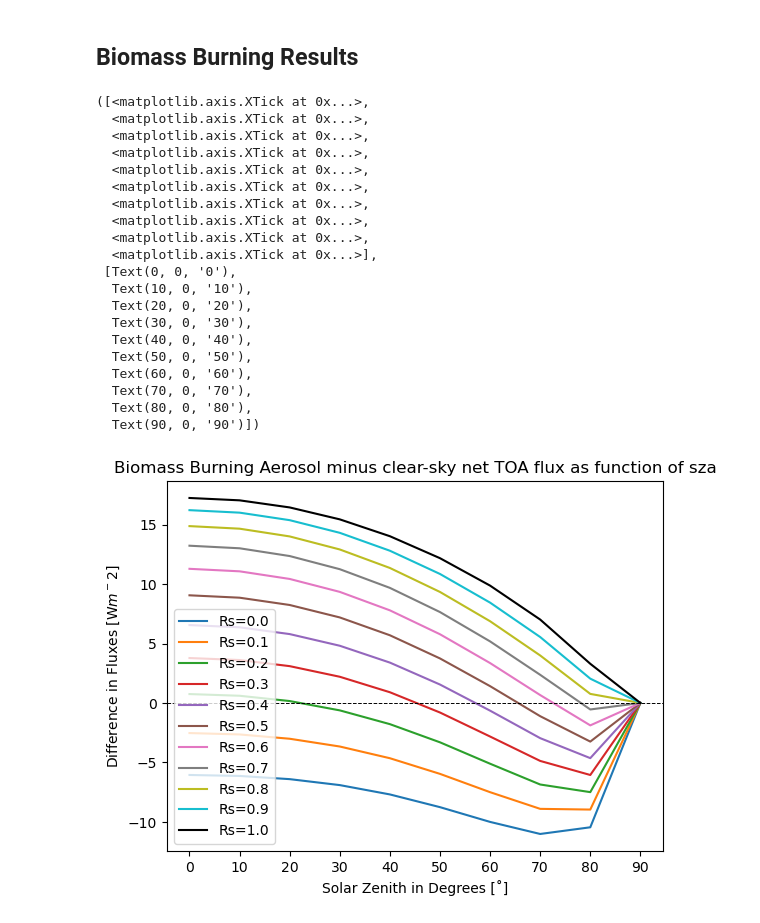
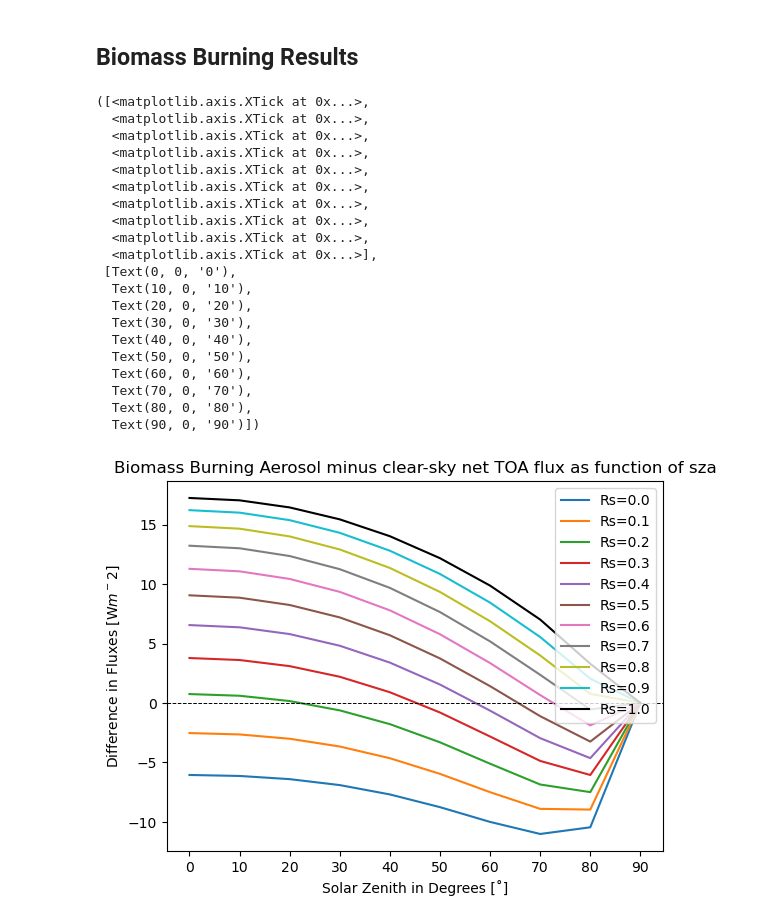
Before and after one commit to oliviasalaben/rrtm, a Jupyter notebook: RRTM_SW/RRTM_SW_Aerosol/plot_sza_albedo.ipynb, the cells around one changed output. Saved outputs shown, nothing was run; the diff lists cells and outputs as text; code cells hidden in the pictures.

```diff
--- a/RRTM_SW/RRTM_SW_Aerosol/plot_sza_albedo.ipynb
+++ b/RRTM_SW/RRTM_SW_Aerosol/plot_sza_albedo.ipynb
@@ -380,35 +381,35 @@ plt.plot(bb_sza[70:80],bb_net[70:80],label='Rs=0.7')
 plt.plot(bb_sza[80:90],bb_net[80:90],label='Rs=0.8')
 plt.plot(bb_sza[90:100],bb_net[90:100],label='Rs=0.9')
 plt.plot(bb_sza[100:],bb_net[100:],label='Rs=1.0',color='k')
 # Add horizontal line at zero
 plt.axhline(0, color='k', linestyle='--', linewidth=0.7)
-plt.legend()
+plt.legend(loc= 'upper right')
 plt.title('Biomass Burning Aerosol minus clear-sky net TOA flux as function of sza')
 plt.xlabel('Solar Zenith in Degrees [˚]')
 plt.ylabel('Difference in Fluxes [W$m^-2$]')
 plt.xticks([0, 10 ,20, 30, 40 ,50, 60, 70, 80, 90], ['0', '10', '20', '30', '40','50','60','70','80','90'])  # Adjust these values according to your data
 # %% [output]
 ([<matplotlib.axis.XTick at 0x...>,
   <matplotlib.axis.XTick at 0x...>,
   <matplotlib.axis.XTick at 0x...>,
   <matplotlib.axis.XTick at 0x...>,
   <matplotlib.axis.XTick at 0x...>,
   <matplotlib.axis.XTick at 0x...>,
   <matplotlib.axis.XTick at 0x...>,
   <matplotlib.axis.XTick at 0x...>,
   <matplotlib.axis.XTick at 0x...>,
   <matplotlib.axis.XTick at 0x...>],
  [Text(0, 0, '0'),
   Text(10, 0, '10'),
   Text(20, 0, '20'),
   Text(30, 0, '30'),
   Text(40, 0, '40'),
   Text(50, 0, '50'),
   Text(60, 0, '60'),
   Text(70, 0, '70'),
   Text(80, 0, '80'),
   Text(90, 0, '90')])
-[figure, old version]
+[figure, new version]
 # %%
 bb_aod = np.double(0.70)
 plt.plot(bb_sza[0:10],bb_net[0:10]/bb_aod,label='Rs=0.0')
```
Also changed, not shown: parts of 16 cells of this notebook, 2 other files.
